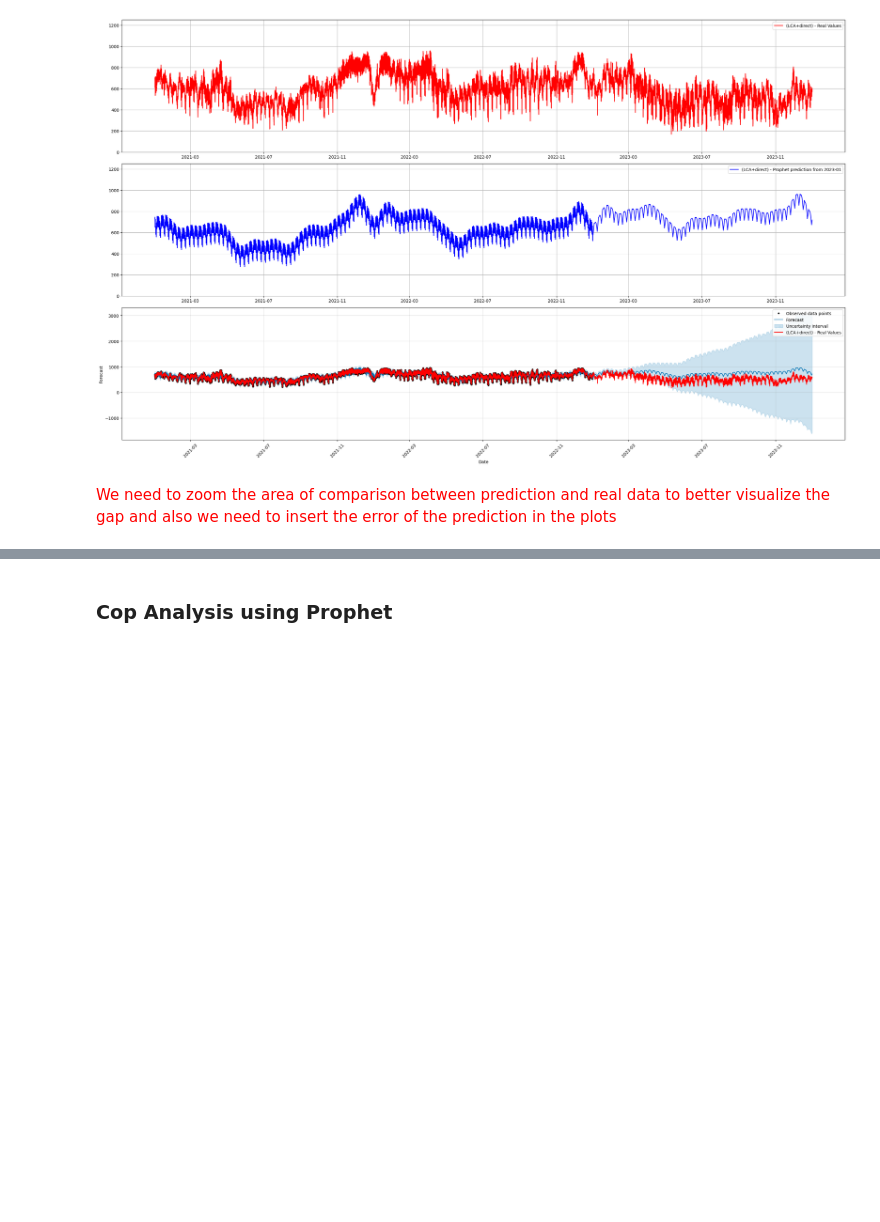
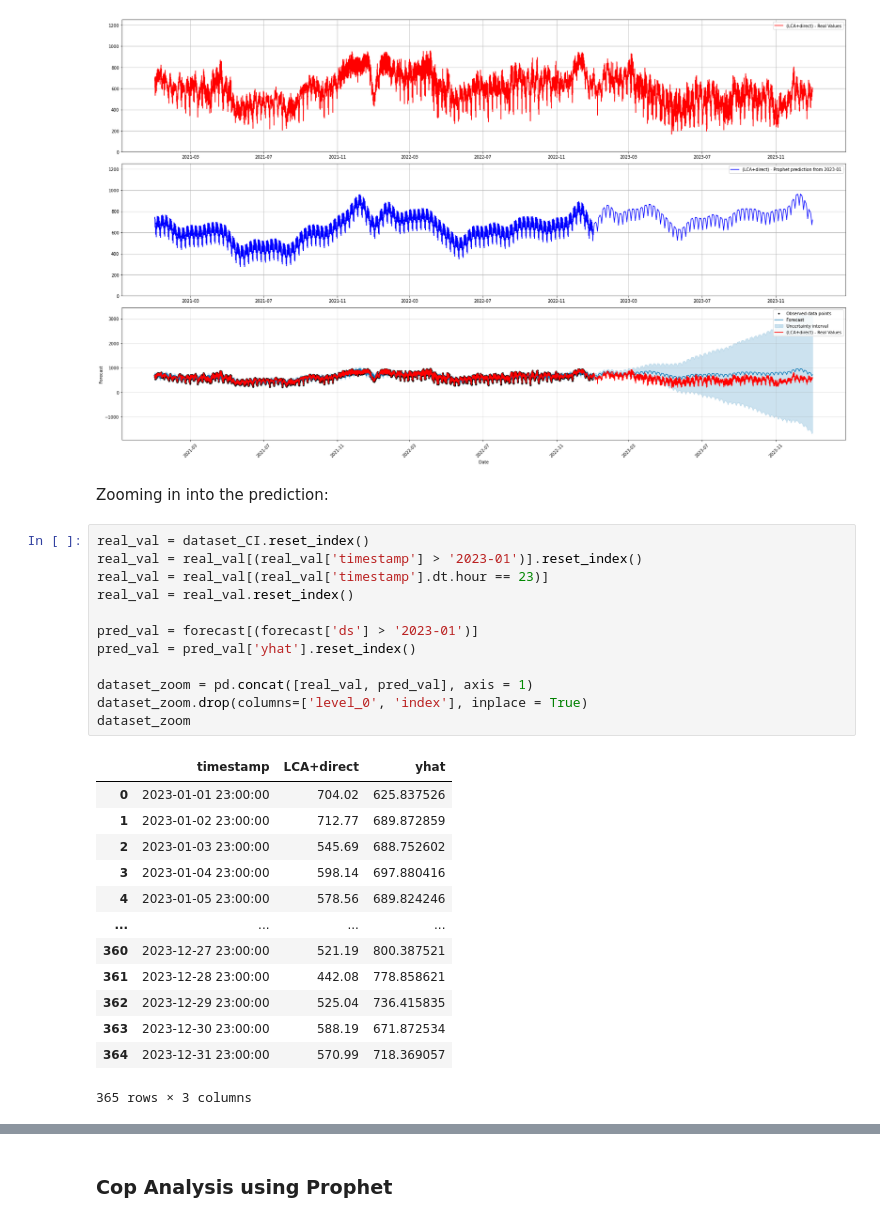
Before and after one commit to LSquarzoni/GreenTeam, a Jupyter notebook: Prophet_sandbox.ipynb, the cells around one changed output, grey strips where cells are left out. Saved outputs shown, nothing was run; the diff lists cells and outputs as text; blank space fills up the shorter version.

```diff
--- a/Prophet_sandbox.ipynb
+++ b/Prophet_sandbox.ipynb
@@ -278,5 +267,31 @@ plt.tight_layout()  # Adjust the layout so that plots do not overlap
 plt.show()  # Display the figure
 # %% [output]
 [figure]
-# %% [markdown]
-<span style="color:red;">We need to zoom the area of comparison between prediction and real data to better visualize the gap and also we need to insert the error of the prediction in the plots</span>
+# %% [markdown]
+Zooming in into the prediction:
+# %%
+real_val = dataset_CI.reset_index()
+real_val = real_val[(real_val['timestamp'] > '2023-01')].reset_index()
+real_val = real_val[(real_val['timestamp'].dt.hour == 23)]
+real_val = real_val.reset_index()
+
+pred_val = forecast[(forecast['ds'] > '2023-01')]
+pred_val = pred_val['yhat'].reset_index()
+
+dataset_zoom = pd.concat([real_val, pred_val], axis = 1)
+dataset_zoom.drop(columns=['level_0', 'index'], inplace = True)
+dataset_zoom
+# %% [output]
+|  | timestamp | LCA+direct | yhat |
+| 0 | 2023-01-01 23:00:00 | 704.02 | 625.837526 |
+| 1 | 2023-01-02 23:00:00 | 712.77 | 689.872859 |
+| 2 | 2023-01-03 23:00:00 | 545.69 | 688.752602 |
+| 3 | 2023-01-04 23:00:00 | 598.14 | 697.880416 |
+| 4 | 2023-01-05 23:00:00 | 578.56 | 689.824246 |
+| ... | ... | ... | ... |
+| 360 | 2023-12-27 23:00:00 | 521.19 | 800.387521 |
+| 361 | 2023-12-28 23:00:00 | 442.08 | 778.858621 |
+| 362 | 2023-12-29 23:00:00 | 525.04 | 736.415835 |
+| 363 | 2023-12-30 23:00:00 | 588.19 | 671.872534 |
+| 364 | 2023-12-31 23:00:00 | 570.99 | 718.369057 |
+365 rows × 3 columns
```
Also changed, not shown: parts of 8 cells of this notebook.
